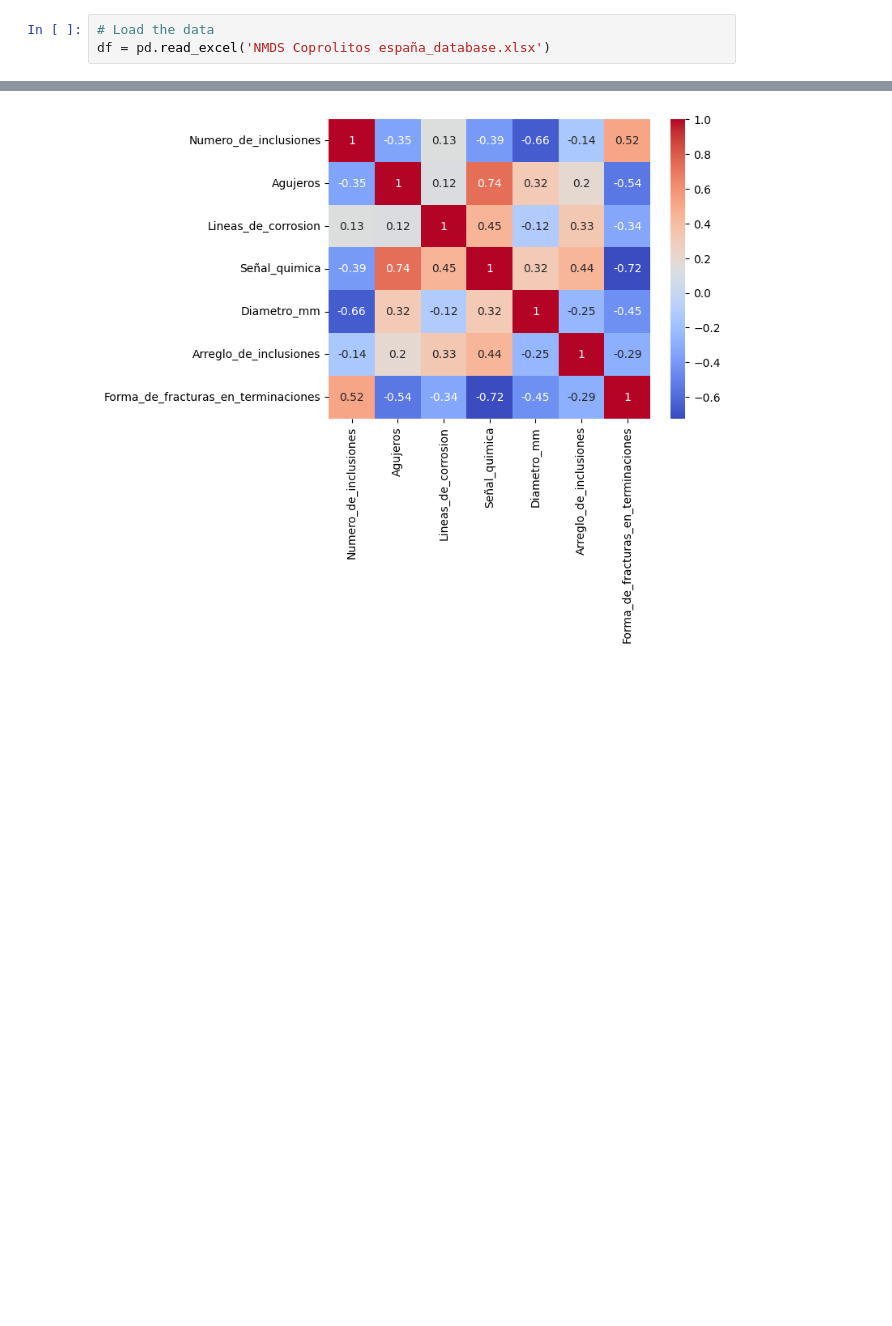
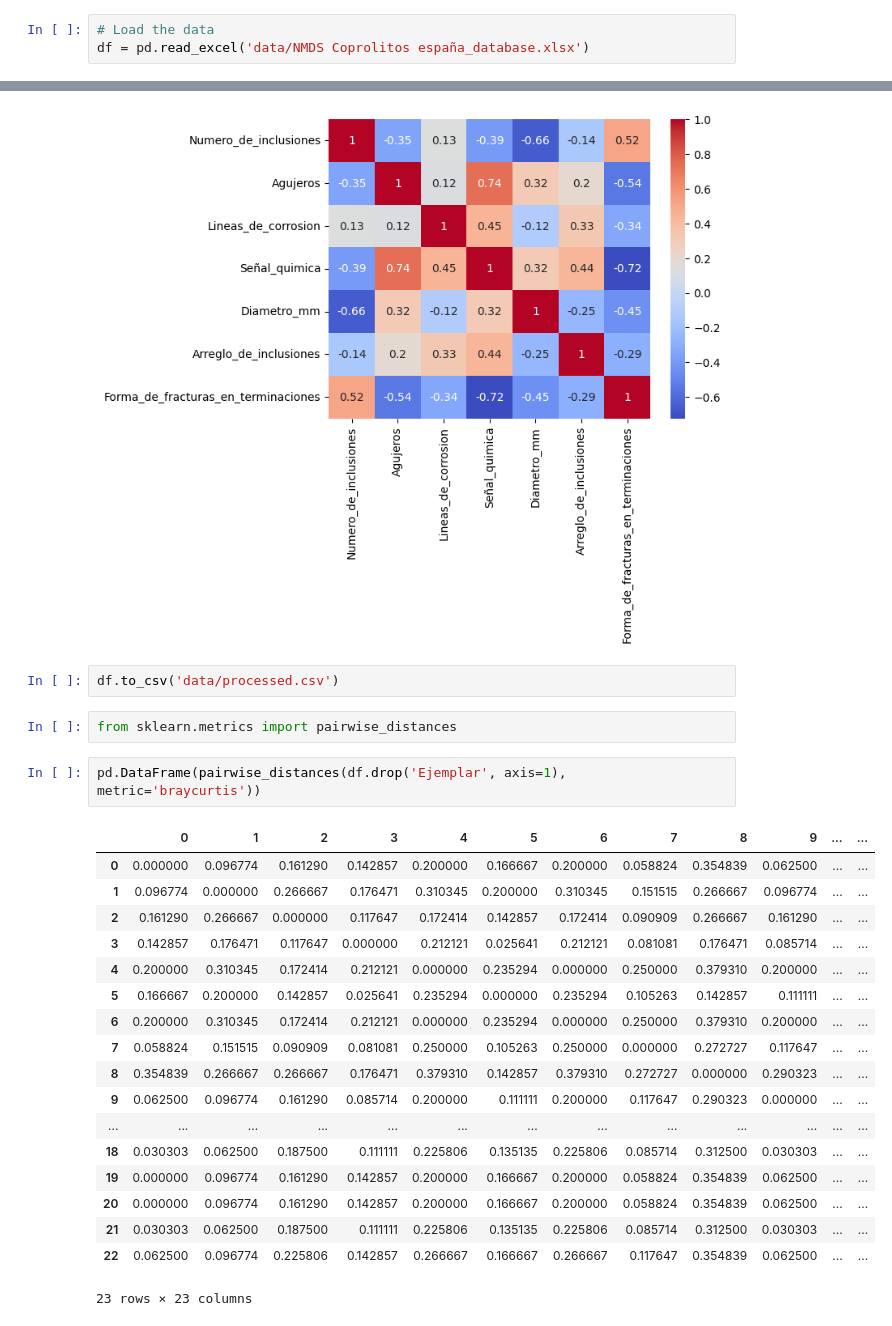
Before and after one commit to jmartingv/coprolite-analysis, a Jupyter notebook: eda.ipynb, the cells around one changed output, grey strips where cells are left out. Drawn from its saved outputs; the diff is of its cells as text; blank space fills up the shorter version.

Commit message:
save processed dataset, bc matrix

```diff
--- a/eda.ipynb
+++ b/eda.ipynb
@@ -13,7 +13,7 @@ import re
 Cargar datos
 # %%
 # Load the data
-df = pd.read_excel('NMDS Coprolitos españa_database.xlsx')
+df = pd.read_excel('data/NMDS Coprolitos españa_database.xlsx')
 # %% [markdown]
 Inspeccionar primero elementos de nuestros datos
 # %%
@@ -199,3 +199,28 @@ sns.heatmap(df.iloc[:,1:].corr(), annot=True, cmap='coolwarm')
 # %% [output]
 <Axes: >
 [figure]
+# %%
+df.to_csv('data/processed.csv')
+# %%
+from sklearn.metrics import pairwise_distances
+# %%
+pd.DataFrame(pairwise_distances(df.drop('Ejemplar', axis=1), metric='braycurtis'))
+# %% [output]
+|  | 0 | 1 | 2 | 3 | 4 | 5 | 6 | 7 | 8 | 9 | ... | ... |
+| 0 | 0.000000 | 0.096774 | 0.161290 | 0.142857 | 0.200000 | 0.166667 | 0.200000 | 0.058824 | 0.354839 | 0.062500 | ... | ... |
+| 1 | 0.096774 | 0.000000 | 0.266667 | 0.176471 | 0.310345 | 0.200000 | 0.310345 | 0.151515 | 0.266667 | 0.096774 | ... | ... |
+| 2 | 0.161290 | 0.266667 | 0.000000 | 0.117647 | 0.172414 | 0.142857 | 0.172414 | 0.090909 | 0.266667 | 0.161290 | ... | ... |
+| 3 | 0.142857 | 0.176471 | 0.117647 | 0.000000 | 0.212121 | 0.025641 | 0.212121 | 0.081081 | 0.176471 | 0.085714 | ... | ... |
+| 4 | 0.200000 | 0.310345 | 0.172414 | 0.212121 | 0.000000 | 0.235294 | 0.000000 | 0.250000 | 0.379310 | 0.200000 | ... | ... |
+| 5 | 0.166667 | 0.200000 | 0.142857 | 0.025641 | 0.235294 | 0.000000 | 0.235294 | 0.105263 | 0.142857 | 0.111111 | ... | ... |
+| 6 | 0.200000 | 0.310345 | 0.172414 | 0.212121 | 0.000000 | 0.235294 | 0.000000 | 0.250000 | 0.379310 | 0.200000 | ... | ... |
+| 7 | 0.058824 | 0.151515 | 0.090909 | 0.081081 | 0.250000 | 0.105263 | 0.250000 | 0.000000 | 0.272727 | 0.117647 | ... | ... |
+| 8 | 0.354839 | 0.266667 | 0.266667 | 0.176471 | 0.379310 | 0.142857 | 0.379310 | 0.272727 | 0.000000 | 0.290323 | ... | ... |
+| 9 | 0.062500 | 0.096774 | 0.161290 | 0.085714 | 0.200000 | 0.111111 | 0.200000 | 0.117647 | 0.290323 | 0.000000 | ... | ... |
+| ... | ... | ... | ... | ... | ... | ... | ... | ... | ... | ... | ... | ... |
+| 18 | 0.030303 | 0.062500 | 0.187500 | 0.111111 | 0.225806 | 0.135135 | 0.225806 | 0.085714 | 0.312500 | 0.030303 | ... | ... |
+| 19 | 0.000000 | 0.096774 | 0.161290 | 0.142857 | 0.200000 | 0.166667 | 0.200000 | 0.058824 | 0.354839 | 0.062500 | ... | ... |
+| 20 | 0.000000 | 0.096774 | 0.161290 | 0.142857 | 0.200000 | 0.166667 | 0.200000 | 0.058824 | 0.354839 | 0.062500 | ... | ... |
+| 21 | 0.030303 | 0.062500 | 0.187500 | 0.111111 | 0.225806 | 0.135135 | 0.225806 | 0.085714 | 0.312500 | 0.030303 | ... | ... |
+| 22 | 0.062500 | 0.096774 | 0.225806 | 0.142857 | 0.266667 | 0.166667 | 0.266667 | 0.117647 | 0.354839 | 0.062500 | ... | ... |
+23 rows × 23 columns
```
Also changed, not shown: 1 other file.
